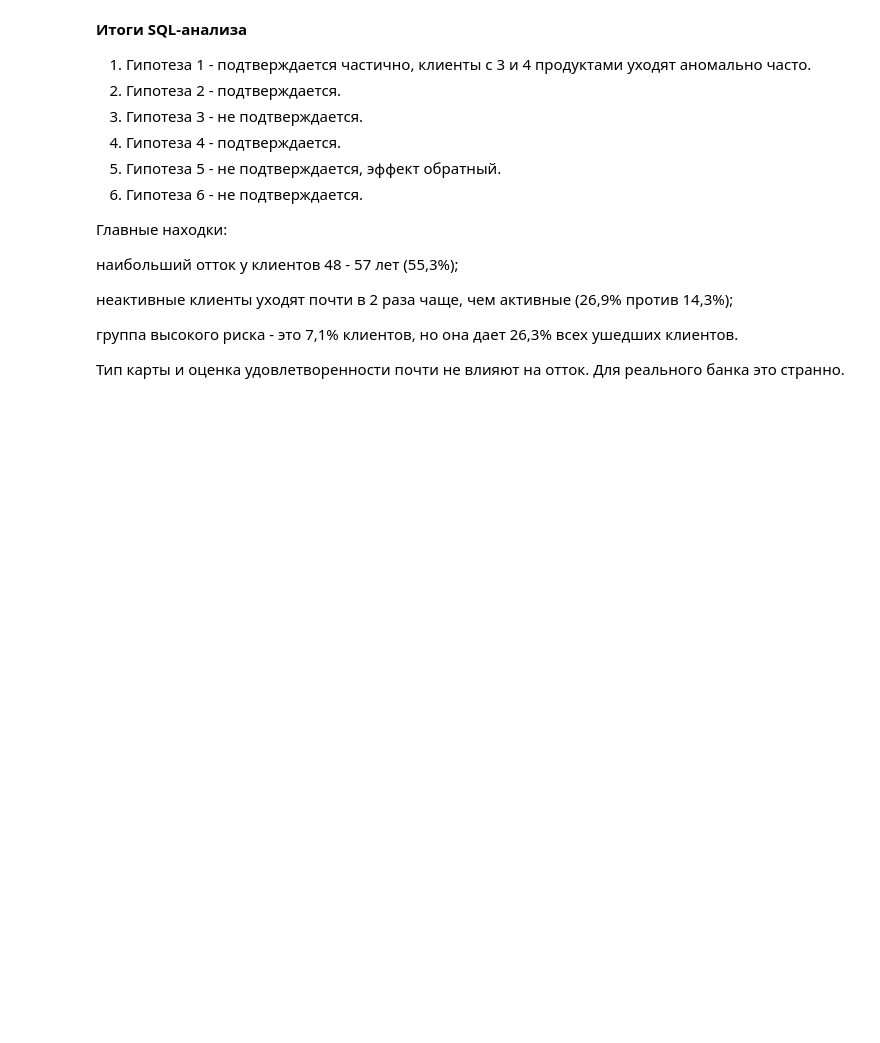
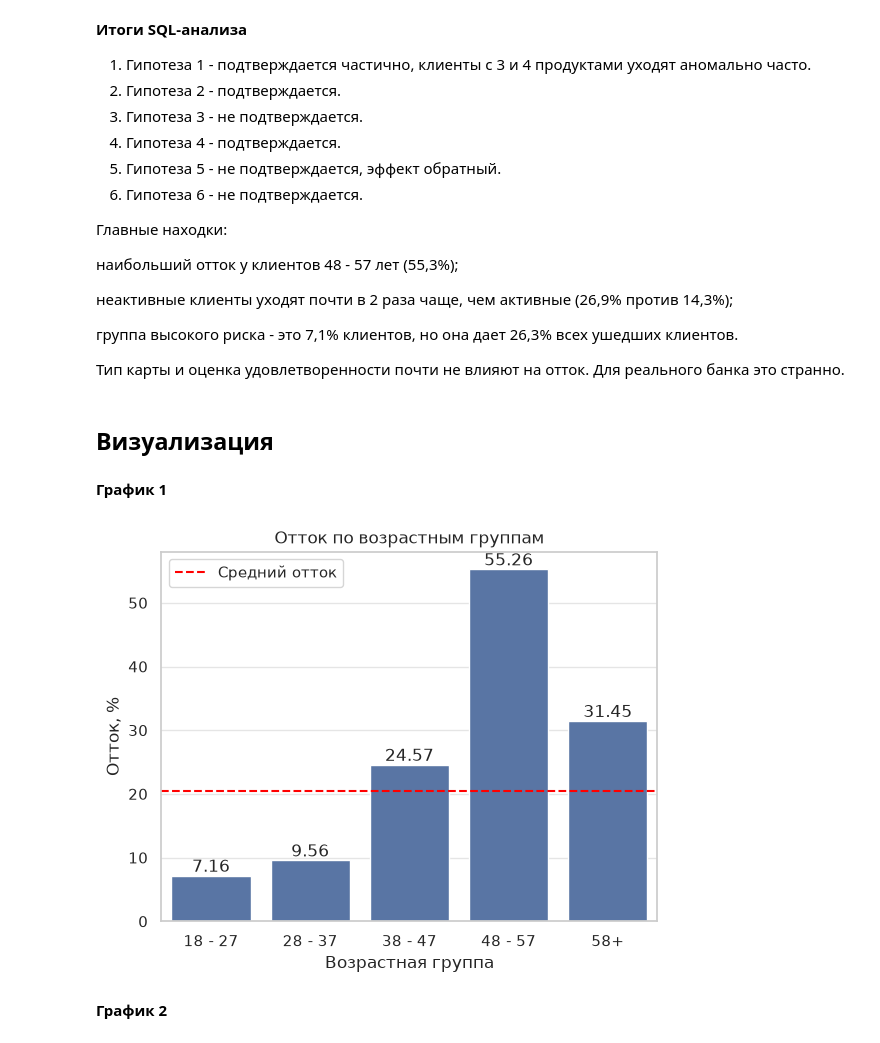
Before and after one commit to ilushav/bank-churn-analysis, a Jupyter notebook: notebooks/analysis.ipynb, the cells around one changed output. Drawn from its saved outputs; the diff is of its cells as text; code cells hidden in the pictures; blank space fills up the shorter version.

Commit message:
Add visualization section with 7 charts

```diff
--- a/notebooks/analysis.ipynb
+++ b/notebooks/analysis.ipynb
@@ -1,7 +1,10 @@
 # %%
 import pandas as pd
 import duckdb
+import seaborn as sns
+import matplotlib.pyplot as plt
 pd.set_option("display.max_columns", None)
+sns.set_theme(style="whitegrid")
 # %% [markdown]
 ### Предметная область
 
@@ -276,7 +281,8 @@ FROM df
 GROUP BY age_group
 ORDER BY age_group
 """
-duckdb.sql(query).df()
+age_group_churn = duckdb.sql(query).df()
+age_group_churn
 # %% [output]
 |  | age_group | clients | churn_percent |
 | 0 | 18 - 27 | 1020 | 7.16 |
@@ -425,3 +433,23 @@ duckdb.sql(query).df()
 группа высокого риска - это 7,1% клиентов, но она дает 26,3% всех ушедших клиентов.
 
 Тип карты и оценка удовлетворенности почти не влияют на отток. Для реального банка это странно.
+# %% [markdown]
+## Визуализация
+# %%
+mean_churn = df["Exited"].mean() * 100
+# %% [markdown]
+**График 1**
+# %%
+ax = sns.barplot(data=age_group_churn, x="age_group", y="churn_percent")
+ax.bar_label(ax.containers[0], fmt="%.2f")
+plt.axhline(y=mean_churn, color="red", linestyle="--", label="Средний отток")
+plt.legend()
+plt.title("Отток по возрастным группам")
+plt.xlabel("Возрастная группа")
+plt.ylabel("Отток, %")
+plt.savefig("../images/churn_by_group_age.png", dpi=150, bbox_inches="tight")
+plt.show()
+# %% [output]
+[figure, added]
+# %% [markdown]
+**График 2**
```
Also changed, not shown: parts of 16 cells of this notebook, 7 other files.
